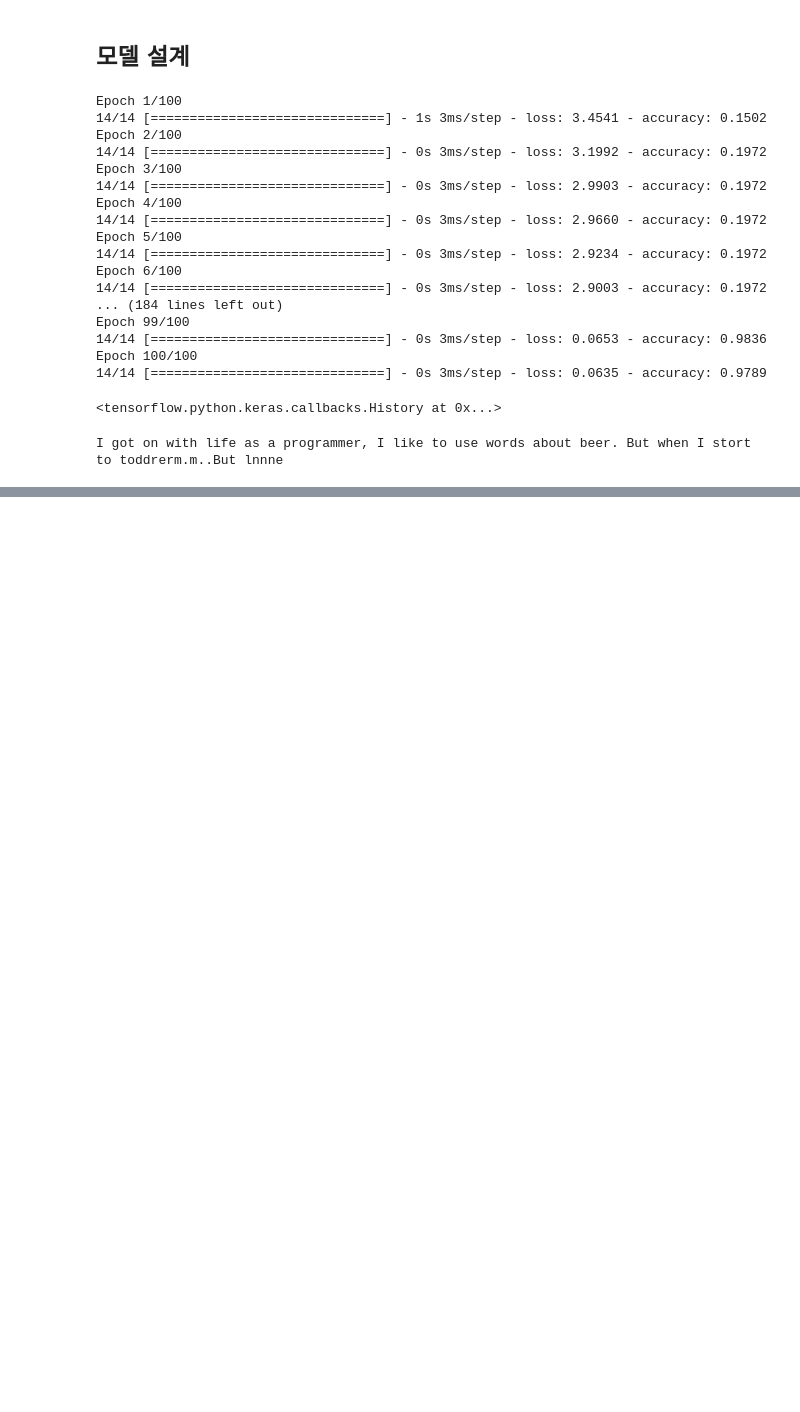
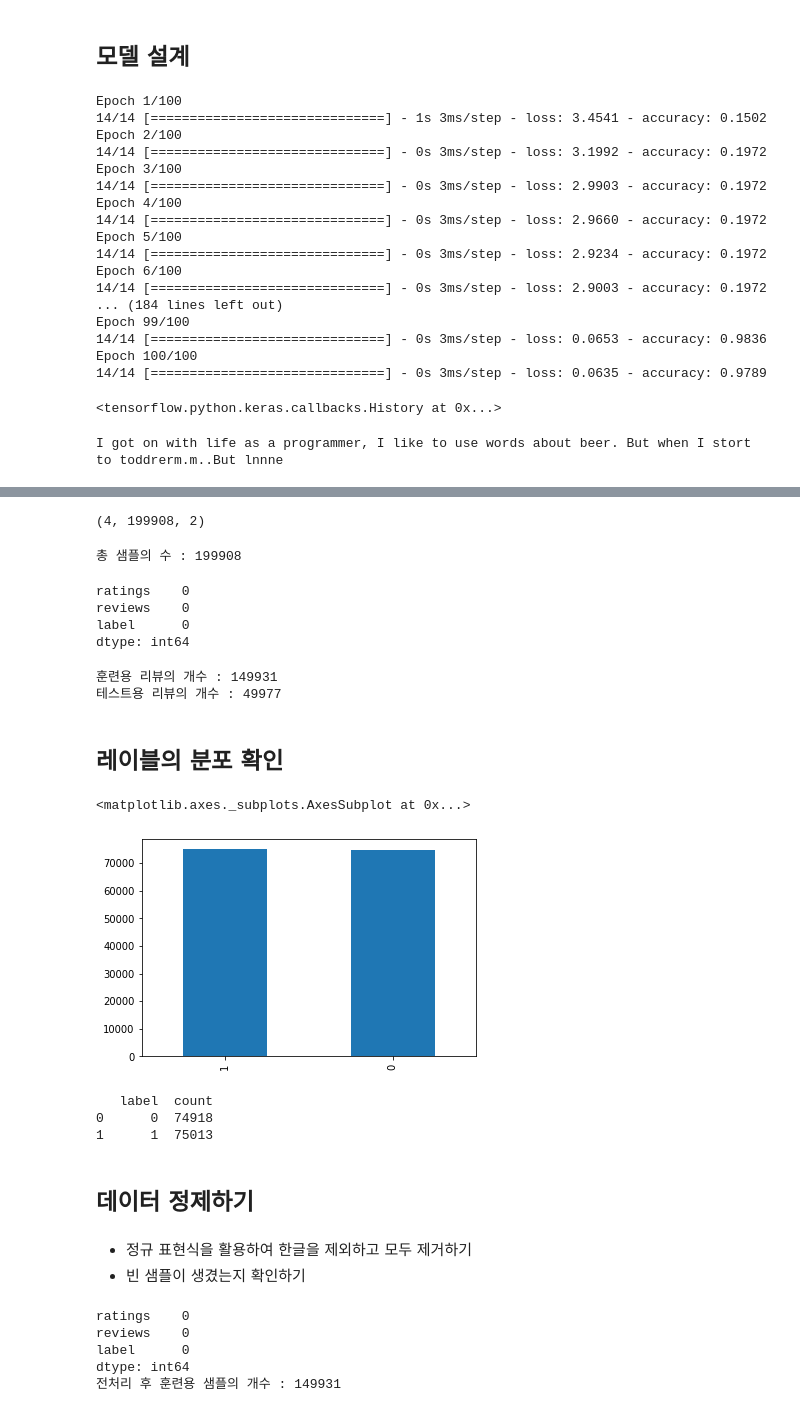
Before and after one commit to MarigoldJ/ygl2, a Jupyter notebook: class/20210617_nlp_day6.ipynb, the cells around one changed output, grey strips where cells are left out. Cells and saved outputs as stored; diff of their text form; code cells hidden in the pictures; blank space fills up the shorter version.

```diff
--- a/class/20210617_nlp_day6.ipynb
+++ b/class/20210617_nlp_day6.ipynb
@@ -366,0 +423,2 @@ I got on with life as a programmer, I like to use words about beer. But when I s
+# %%
+total_data = pd.read_table('ratings_total.txt', names=['ratings', 'reviews'])
@@ -366,0 +440,3 @@ I got on with life as a programmer, I like to use words about beer. But when I s
+# %%
+total_data['label'] = np.select([total_data.ratings > 3], [1], default=0)
+total_data[:5]
@@ -366,0 +450,46 @@ I got on with life as a programmer, I like to use words about beer. But when I s
+# %%
+# 각 열에 중복을 제외한 샘플의 수를 카운트
+total_data['ratings'].nunique(), total_data['reviews'].nunique(), total_data['label'].nunique()
+# %% [output]
+(4, 199908, 2)
+# %%
+# reviews 열에서 중복된 행 제거
+total_data.drop_duplicates(subset=['reviews'], inplace=True)
+print('총 샘플의 수 :', len(total_data))
+# %% [output]
+총 샘플의 수 : 199908
+# %%
+# Null 값 유무
+print(total_data.isnull().sum())
+# %% [output]
+ratings    0
+reviews    0
+label      0
+dtype: int64
+# %%
+# train 데이터와 test 데이터를 3:1 비율로 나눔
+train_data, test_data = train_test_split(total_data, test_size=0.25, random_state=42)
+print('훈련용 리뷰의 개수 :', len(train_data))
+print('테스트용 리뷰의 개수 :', len(test_data))
+# %% [output]
+훈련용 리뷰의 개수 : 149931
+테스트용 리뷰의 개수 : 49977
+# %% [markdown]
+## 레이블의 분포 확인
+# %%
+train_data['label'].value_counts().plot(kind='bar')
+# %% [output]
+<matplotlib.axes._subplots.AxesSubplot at 0x...>
+[figure, added]
+# %%
+print(train_data.groupby('label').size().reset_index(name='count'))
+# 거의 1:1 비율로 가져온 것을 확인할 수 있다.
+# %% [output]
+   label  count
+0      0  74918
+1      1  75013
+# %% [markdown]
+## 데이터 정제하기
+# %% [markdown]
+* 정규 표현식을 활용하여 한글을 제외하고 모두 제거하기
+* 빈 샘플이 생겼는지 확인하기
@@ -366,0 +500,11 @@ I got on with life as a programmer, I like to use words about beer. But when I s
+# %%
+train_data['reviews'] = train_data['reviews'].str.replace('[^ㄱ-ㅣ가-힣]', '')
+train_data['reviews'].replace('', np.nan, inplace=True)
+print(train_data.isnull().sum())
+print('전처리 후 훈련용 샘플의 개수 :', len(train_data))
+# %% [output]
+ratings    0
+reviews    0
+label      0
+dtype: int64
+전처리 후 훈련용 샘플의 개수 : 149931
```
Also changed, not shown: parts of 73 cells of this notebook.
